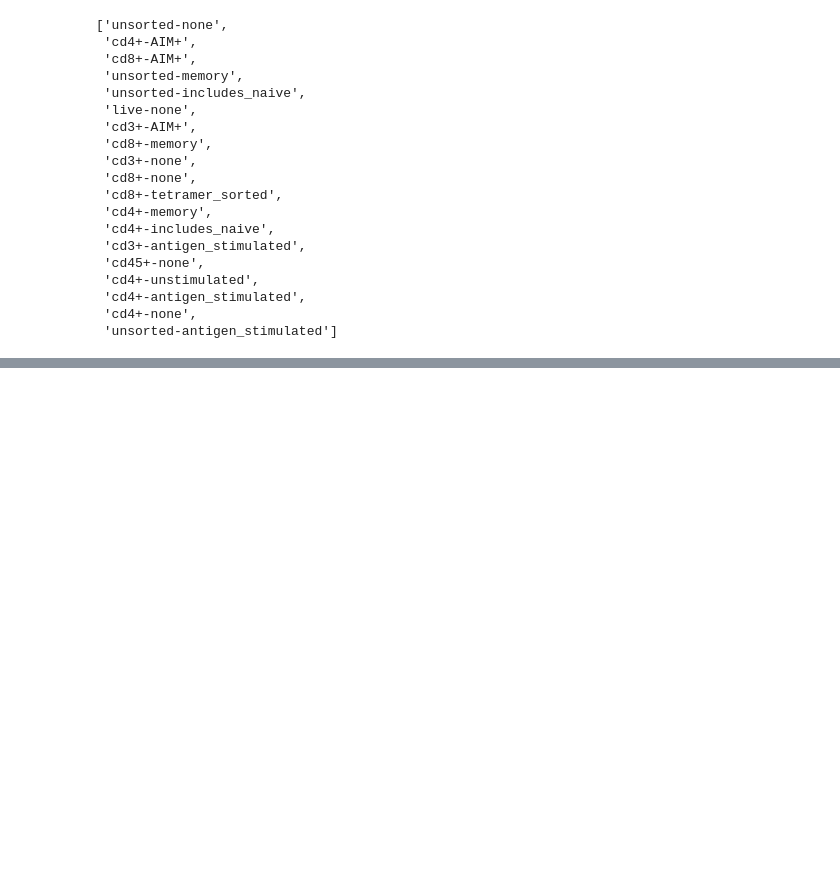
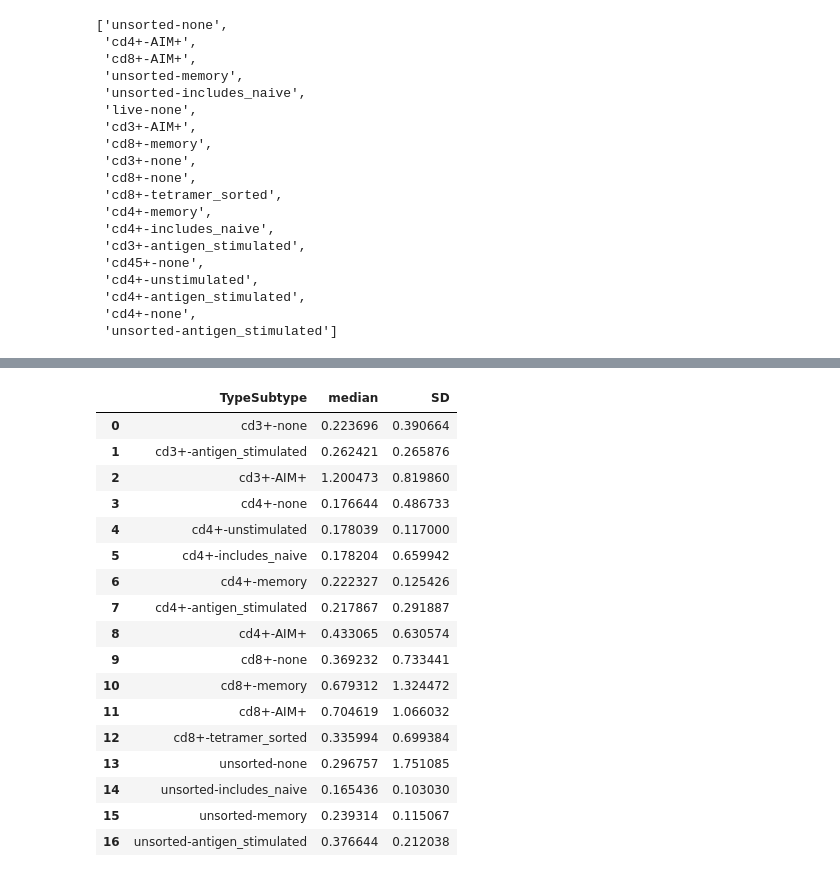
Before and after one commit to mm523/TCRab-pairing, a Jupyter notebook: totalMI/OTS_plot_results.ipynb, the cells around one changed output, grey strips where cells are left out. Drawn from its saved outputs; the diff is of its cells as text; code cells hidden in the pictures; blank space fills up the shorter version.

```diff
--- a/totalMI/OTS_plot_results.ipynb
+++ b/totalMI/OTS_plot_results.ipynb
@@ -312,0 +377,25 @@ for i, (var1, var2) in enumerate(var_pairs):
+# %%
+pd.merge(
+    tsubtype_results[('CDR3a', 'CDR3b')].groupby(['TypeSubtype']).median()['real_MI'].dropna().reset_index().rename(columns = {'real_MI':'median'}),
+    tsubtype_results[('CDR3a', 'CDR3b')].groupby(['TypeSubtype']).std()['real_MI'].dropna().reset_index().rename(columns = {'real_MI':'SD'}),
+    on = 'TypeSubtype',
+)
+# %% [output]
+|  | TypeSubtype | median | SD |
+| 0 | cd3+-none | 0.223696 | 0.390664 |
+| 1 | cd3+-antigen_stimulated | 0.262421 | 0.265876 |
+| 2 | cd3+-AIM+ | 1.200473 | 0.819860 |
+| 3 | cd4+-none | 0.176644 | 0.486733 |
+| 4 | cd4+-unstimulated | 0.178039 | 0.117000 |
+| 5 | cd4+-includes_naive | 0.178204 | 0.659942 |
+| 6 | cd4+-memory | 0.222327 | 0.125426 |
+| 7 | cd4+-antigen_stimulated | 0.217867 | 0.291887 |
+| 8 | cd4+-AIM+ | 0.433065 | 0.630574 |
+| 9 | cd8+-none | 0.369232 | 0.733441 |
+| 10 | cd8+-memory | 0.679312 | 1.324472 |
+| 11 | cd8+-AIM+ | 0.704619 | 1.066032 |
+| 12 | cd8+-tetramer_sorted | 0.335994 | 0.699384 |
+| 13 | unsorted-none | 0.296757 | 1.751085 |
+| 14 | unsorted-includes_naive | 0.165436 | 0.103030 |
+| 15 | unsorted-memory | 0.239314 | 0.115067 |
+| 16 | unsorted-antigen_stimulated | 0.376644 | 0.212038 |
```
Also changed, not shown: parts of 4 cells of this notebook, 19 other files.
